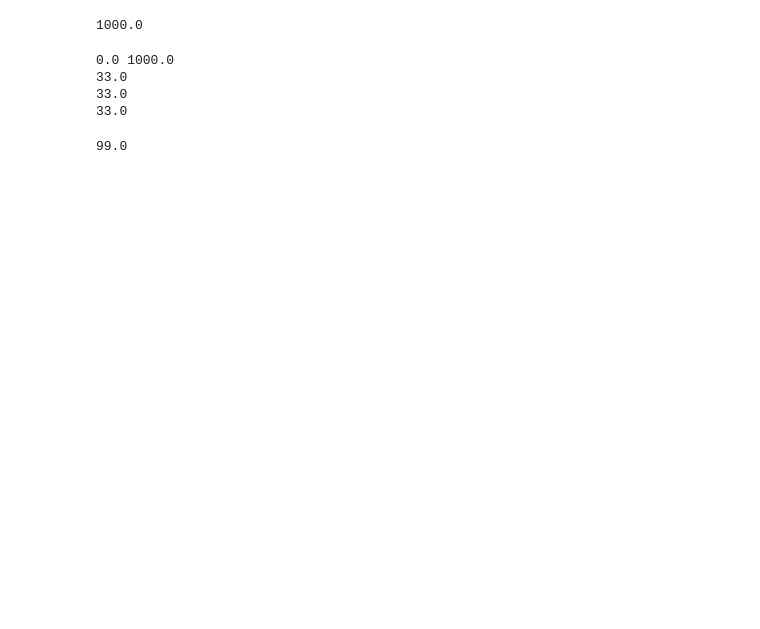
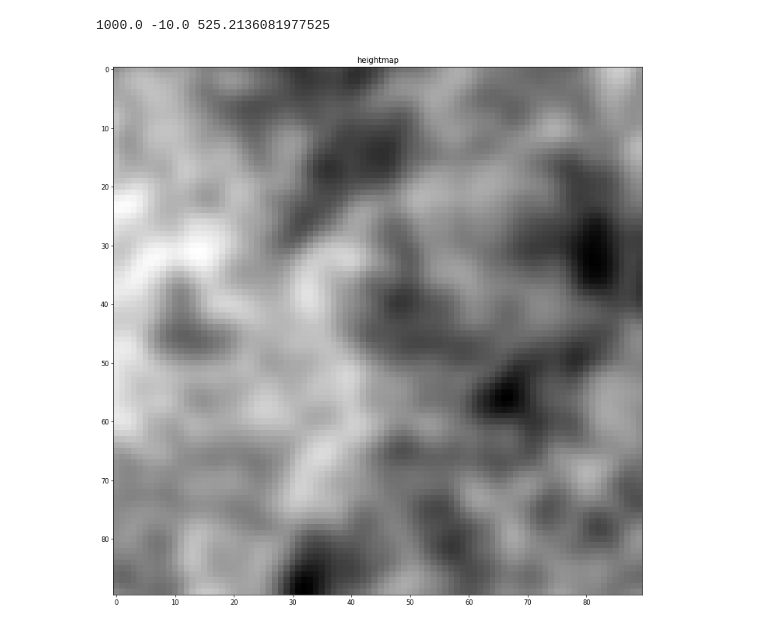
Before and after one commit to dlangerm/map-generator, a Jupyter notebook: heightmap_generator.ipynb, the cells around one changed output. Saved outputs shown, nothing was run; the diff lists cells and outputs as text; code cells hidden in the pictures; blank space fills up the shorter version.

Commit message:
pretty neat results so far

```diff
--- a/heightmap_generator.ipynb
+++ b/heightmap_generator.ipynb
@@ -36,33 +21,0 @@ for field in tqdm(collection.vector_fields):
-# %%
-vector_fields[field.name].max()
-# %% [output]
-1000.0
-# %%
-import numpy as np
-from nosie_functions import NOISE_FUNCTIONS, range_field
-from vertex import BiomeCollection
-from collections import defaultdict
-
-resultant_fields = defaultdict(list)
-
-collection = BiomeCollection.load()
-
-for rule in collection.rules:
-    eval_field = vector_fields[rule.vector_field]
-    print(eval_field.min(), eval_field.max())
-    resultant_fields[rule.property_name].append({
-        "field": rule.evaluate(eval_field),
-        "weight": rule.weight,
-    })
-    print(resultant_fields[rule.property_name][-1]['field'].min())
-    print(resultant_fields[rule.property_name][-1]['field'].max())
-    print(resultant_fields[rule.property_name][-1]['field'].mean())
-# %% [output]
-0.0 1000.0
-33.0
-33.0
-33.0
-# %%
-resultant_fields['temperature_f'][0]['field'].min()
-# %% [output]
-99.0
@@ -72,0 +22,21 @@ resultant_fields['temperature_f'][0]['field'].min()
+# %%
+import matplotlib.pyplot as plt
+
+result = collection._vector_fields['heightmap_m']
+fig = plt.figure(
+    figsize=(15, 15), dpi=60, facecolor='w', edgecolor='k'
+)
+print(result.max(), result.min(), result.mean())
+plt.title(str('heightmap'))
+plt.imshow(
+    result,
+    cmap='gray',
+    norm=None,
+    interpolation=None,
+    vmin=0,
+    vmax=1000
+)
+plt.show()
+# %% [output]
+1000.0 -10.0 525.2136081977525
+[figure, added]
```
Also changed, not shown: parts of 5 cells of this notebook, 6 other files.
